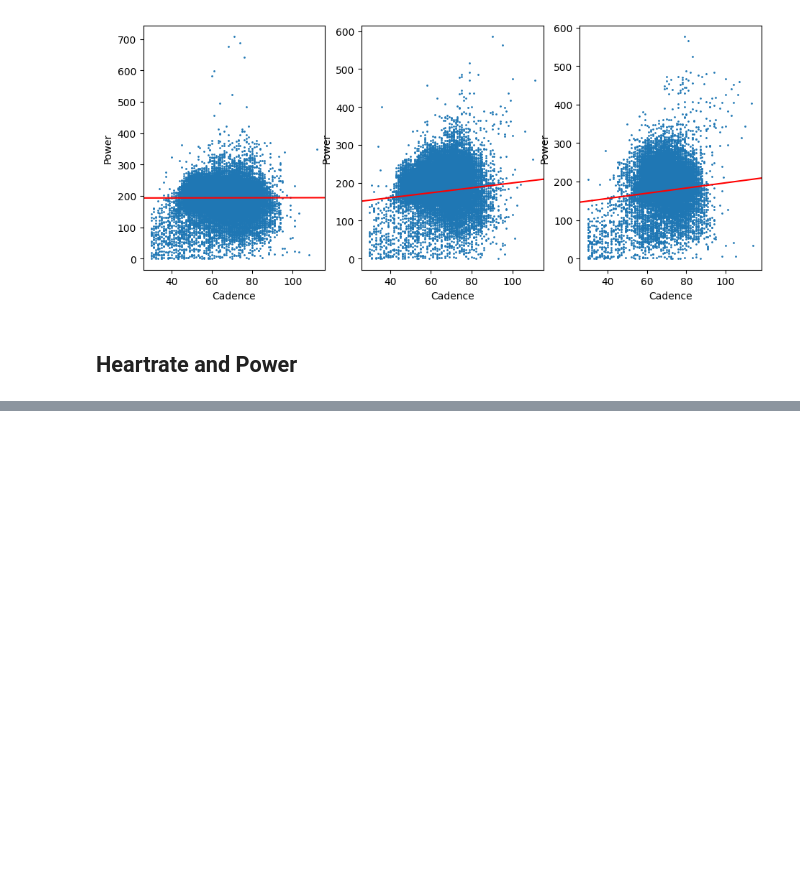
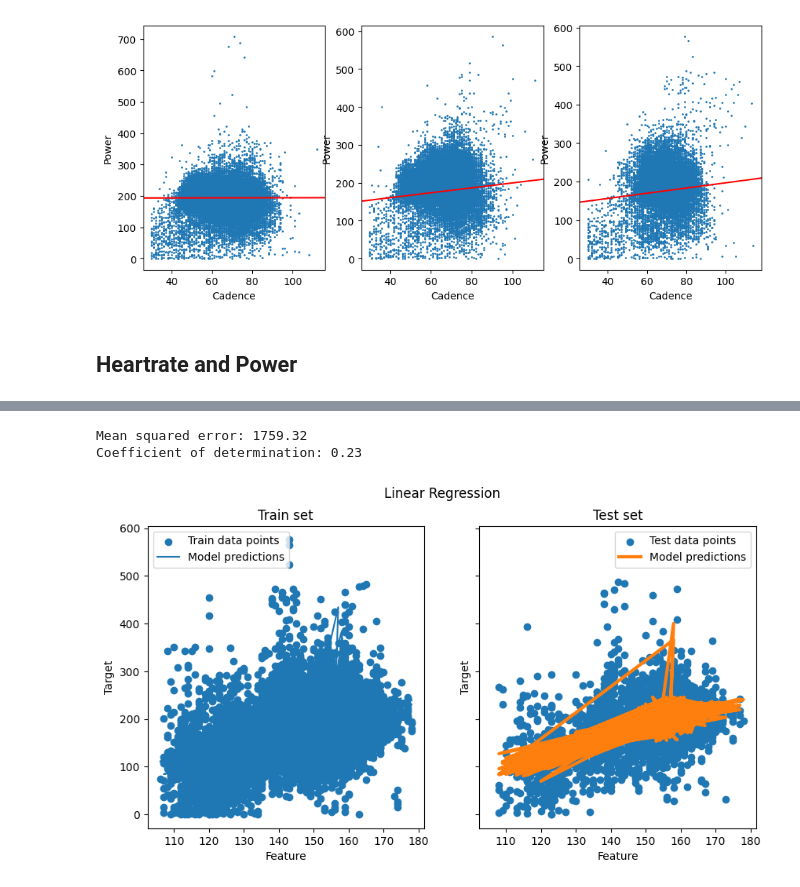
Before and after one commit to KevinMayfield/phr-data-analysis, a Jupyter notebook: strava.ipynb, the cells around one changed output, grey strips where cells are left out. Drawn from its saved outputs; the diff is of its cells as text; code cells hidden in the pictures; blank space fills up the shorter version.

```diff
--- a/strava.ipynb
+++ b/strava.ipynb
@@ -161,0 +180,35 @@ for i in range(len(stravas)):
+# %%
+from sklearn.metrics import mean_squared_error, r2_score
+
+y_pred = regressor.predict(X_Test)
+
+print(f"Mean squared error: {mean_squared_error(y_test, y_pred):.2f}")
+print(f"Coefficient of determination: {r2_score(y_test, y_pred):.2f}")
+# %% [output]
+Mean squared error: 1759.32
+Coefficient of determination: 0.23
+# %%
+import matplotlib.pyplot as plt
+
+fig, ax = plt.subplots(ncols=2, figsize=(10, 5), sharex=True, sharey=True)
+
+ax[0].scatter(X_Train.iloc[:, 0], y_train, label="Train data points")
+ax[0].plot(
+    X_Train.iloc[:, 0],
+    regressor.predict(X_Train),
+    label="Model predictions"
+)
+
+ax[0].set(xlabel="Feature", ylabel="Target", title="Train set")
+ax[0].legend()
+
+ax[1].scatter(X_Test.iloc[:, 0], y_test, label="Test data points")
+ax[1].plot(X_Test.iloc[:, 0], y_pred, linewidth=3, color="tab:orange", label="Model predictions")
+ax[1].set(xlabel="Feature", ylabel="Target", title="Test set")
+ax[1].legend()
+
+fig.suptitle("Linear Regression")
+
+plt.show()
+# %% [output]
+[figure, added]
```
Also changed, not shown: parts of 2 cells of this notebook.
